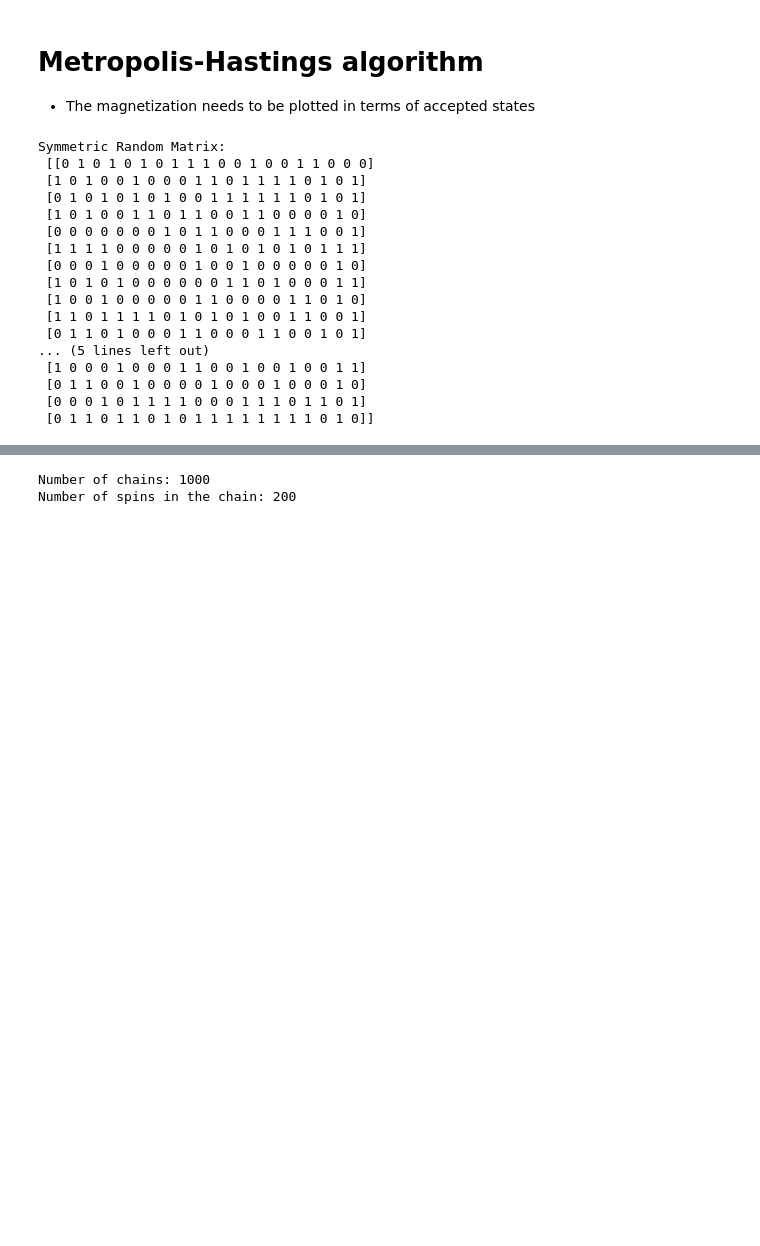
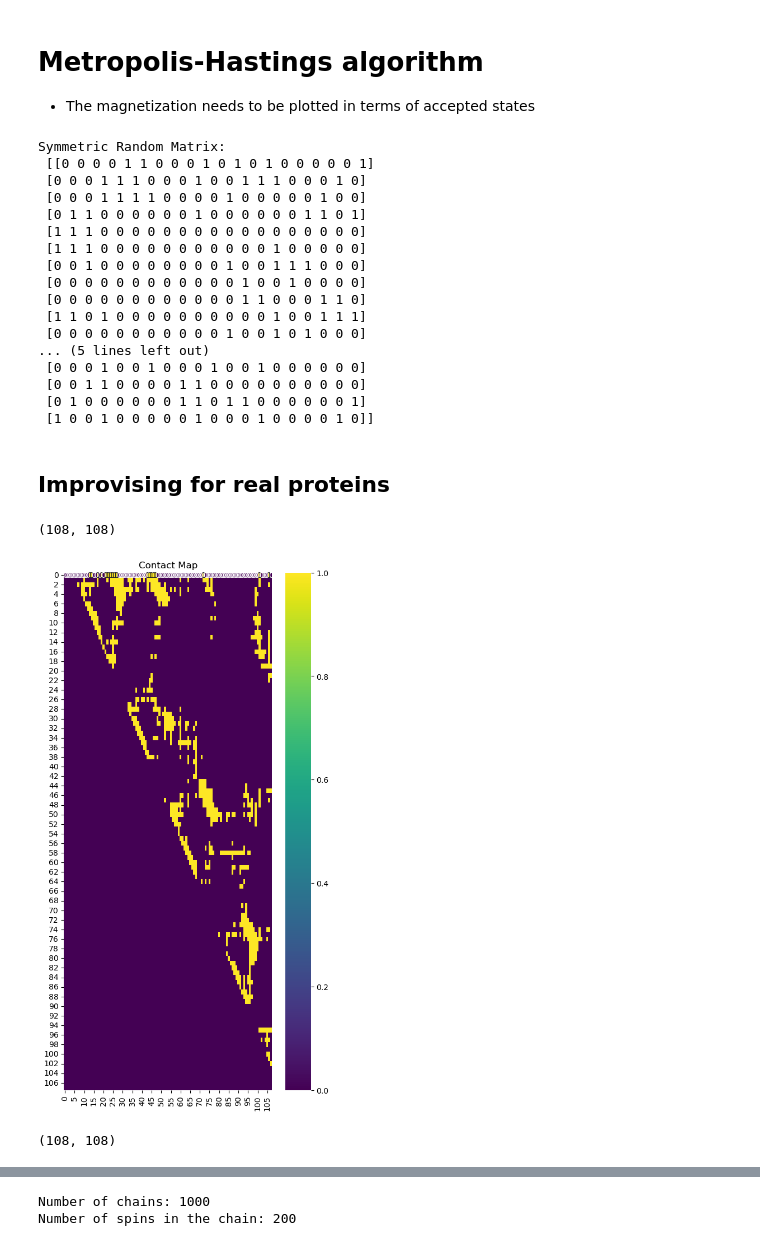
Before and after one commit to marindigen/semester-project-II, a Jupyter notebook: metropolis_hastings.ipynb, the cells around one changed output, grey strips where cells are left out. Cells and saved outputs as stored; diff of their text form; code cells hidden in the pictures; blank space fills up the shorter version.

```diff
--- a/metropolis_hastings.ipynb
+++ b/metropolis_hastings.ipynb
@@ -20,7 +21,7 @@ def energy(sequence, J):
     """
     return -np.sum(J * np.outer(sequence, sequence))
 
-def set_interaction_mat(n, prob=[0.5,0.5]):
+def set_interaction_mat(n, prob=[0.7,0.3]):
     # Create an upper triangular matrix with random 0s and 1s
     upper_tri = np.triu(np.random.choice([0, 1], size=(n, n), p=prob), 1)
     # Create the symmetric matrix by adding the upper triangular and its transpose
@@ -35,22 +36,51 @@ matrix = set_interaction_mat(n)
 print("Symmetric Random Matrix:\n", matrix)
 # %% [output]
 Symmetric Random Matrix:
- [[0 1 0 1 0 1 0 1 1 1 0 0 1 0 0 1 1 0 0 0]
- [1 0 1 0 0 1 0 0 0 1 1 0 1 1 1 1 0 1 0 1]
- [0 1 0 1 0 1 0 1 0 0 1 1 1 1 1 1 0 1 0 1]
- [1 0 1 0 0 1 1 0 1 1 0 0 1 1 0 0 0 0 1 0]
- [0 0 0 0 0 0 0 1 0 1 1 0 0 0 1 1 1 0 0 1]
- [1 1 1 1 0 0 0 0 0 1 0 1 0 1 0 1 0 1 1 1]
- [0 0 0 1 0 0 0 0 0 1 0 0 1 0 0 0 0 0 1 0]
- [1 0 1 0 1 0 0 0 0 0 0 1 1 0 1 0 0 0 1 1]
- [1 0 0 1 0 0 0 0 0 1 1 0 0 0 0 1 1 0 1 0]
- [1 1 0 1 1 1 1 0 1 0 1 0 1 0 0 1 1 0 0 1]
- [0 1 1 0 1 0 0 0 1 1 0 0 0 1 1 0 0 1 0 1]
+ [[0 0 0 0 1 1 0 0 0 1 0 1 0 1 0 0 0 0 0 1]
+ [0 0 0 1 1 1 0 0 0 1 0 0 1 1 1 0 0 0 1 0]
+ [0 0 0 1 1 1 1 0 0 0 0 1 0 0 0 0 0 1 0 0]
+ [0 1 1 0 0 0 0 0 0 1 0 0 0 0 0 0 1 1 0 1]
+ [1 1 1 0 0 0 0 0 0 0 0 0 0 0 0 0 0 0 0 0]
+ [1 1 1 0 0 0 0 0 0 0 0 0 0 0 1 0 0 0 0 0]
+ [0 0 1 0 0 0 0 0 0 0 0 1 0 0 1 1 1 0 0 0]
+ [0 0 0 0 0 0 0 0 0 0 0 0 1 0 0 1 0 0 0 0]
+ [0 0 0 0 0 0 0 0 0 0 0 0 1 1 0 0 0 1 1 0]
+ [1 1 0 1 0 0 0 0 0 0 0 0 0 0 1 0 0 1 1 1]
+ [0 0 0 0 0 0 0 0 0 0 0 1 0 0 1 0 1 0 0 0]
 ... (5 lines left out)
- [1 0 0 0 1 0 0 0 1 1 0 0 1 0 0 1 0 0 1 1]
- [0 1 1 0 0 1 0 0 0 0 1 0 0 0 1 0 0 0 1 0]
- [0 0 0 1 0 1 1 1 1 0 0 0 1 1 1 0 1 1 0 1]
- [0 1 1 0 1 1 0 1 0 1 1 1 1 1 1 1 1 0 1 0]]
+ [0 0 0 1 0 0 1 0 0 0 1 0 0 1 0 0 0 0 0 0]
+ [0 0 1 1 0 0 0 0 1 1 0 0 0 0 0 0 0 0 0 0]
+ [0 1 0 0 0 0 0 0 1 1 0 1 1 0 0 0 0 0 0 1]
+ [1 0 0 1 0 0 0 0 0 1 0 0 0 1 0 0 0 0 1 0]]
+# %% [markdown]
+## Improvising for real proteins
+# %%
+import pickle
+# prediction from DCA
+file_name = "/Users/mariayuffa/semester-project/bmDCA_contactmaps_npred2L_8A.pkl"
+with open(file_name, 'rb') as f:
+    matrix = pickle.load(f)
+plt.figure(figsize=(6,12))
+
+# actual contact map
+mat_contact = np.load("/Users/mariayuffa/semester-project/PF00072_PDB_contact_mask_8A_Allcontacts.npy")
+print(mat_contact.shape)
+
+# plotting
+#sns.heatmap(np.array(matrix['PF00072']['contact_mask'].astype(int)), cmap='viridis', annot=True)
+sns.heatmap(mat_contact, cmap='viridis', annot=True)
+plt.title('Contact Map')
+# I am not sure if this is interaction matric of a real protein but it will suit as an example of such
+#mat = np.array(matrix['PF00072']['contact_mask'].astype(int))
+plt.show()
+# %% [output]
+(108, 108)
+[figure, added]
+# %%
+mat_contact = np.load("/Users/mariayuffa/semester-project/PF00072_PDB_contact_mask_8A_Allcontacts.npy")
+print(mat_contact.shape)
+# %% [output]
+(108, 108)
 # %%
 def propose_sequence(current_sequence, num_of_flips=1, temp=1.0, with_T_varied=False):
     """
```
Also changed, not shown: parts of 8 cells of this notebook.
